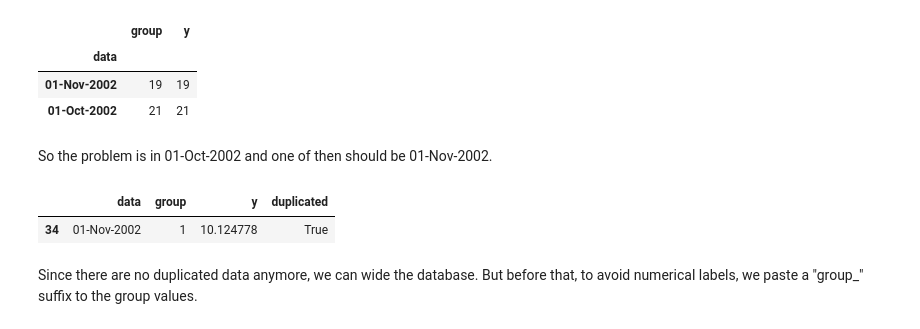
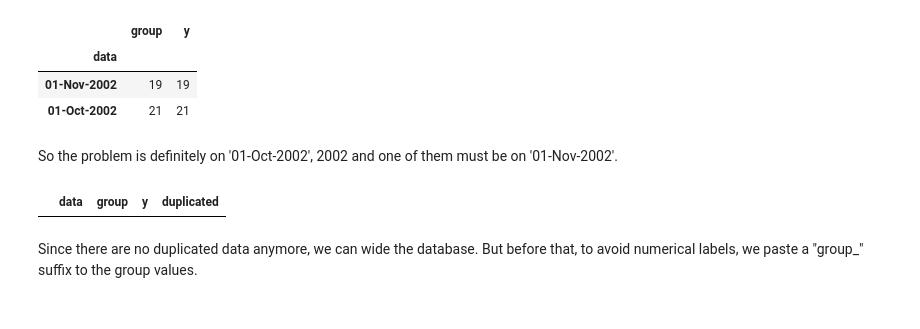
Before and after one commit to jorgenviana/data_exercise, a Jupyter notebook: Code/ESM Exercise.ipynb, the cells around one changed output. Drawn from its saved outputs; the diff is of its cells as text; code cells hidden in the pictures.

```diff
--- a/Code/ESM Exercise.ipynb
+++ b/Code/ESM Exercise.ipynb
@@ -122,18 +103,17 @@ The problem is in "01-Oct-2002". Let`s see what is the right data.
 | 01-Nov-2002 | 19 | 19 |
 | 01-Oct-2002 | 21 | 21 |
 # %% [markdown]
-So the problem is in 01-Oct-2002 and one of then should be 01-Nov-2002.
+So the problem is definitely on '01-Oct-2002', 2002 and one of them must be on '01-Nov-2002'.
 # %%
-# The right data shod be '01-Nov-2002'
 database = (database
             .assign(duplicated = lambda df:  df[["group", "data"]].duplicated(),
                     data       =  lambda df: df["data"].mask(df["duplicated"] == True, '01-Nov-2002')
                     )
+            .assign(duplicated = lambda df:  df[["group", "data"]].duplicated()) # check if the replacement worked
             )
 database.query(" duplicated == True ")
 # %% [output]
 |  | data | group | y | duplicated |
-| 34 | 01-Nov-2002 | 1 | 10.124778 | True |
 # %% [markdown]
 Since there are no duplicated data anymore, we can wide the database. But before that, to avoid numerical labels, we paste a "group_" suffix to the group values.
 # %%
```
Also changed, not shown: parts of 34 cells of this notebook, 2 other files.
